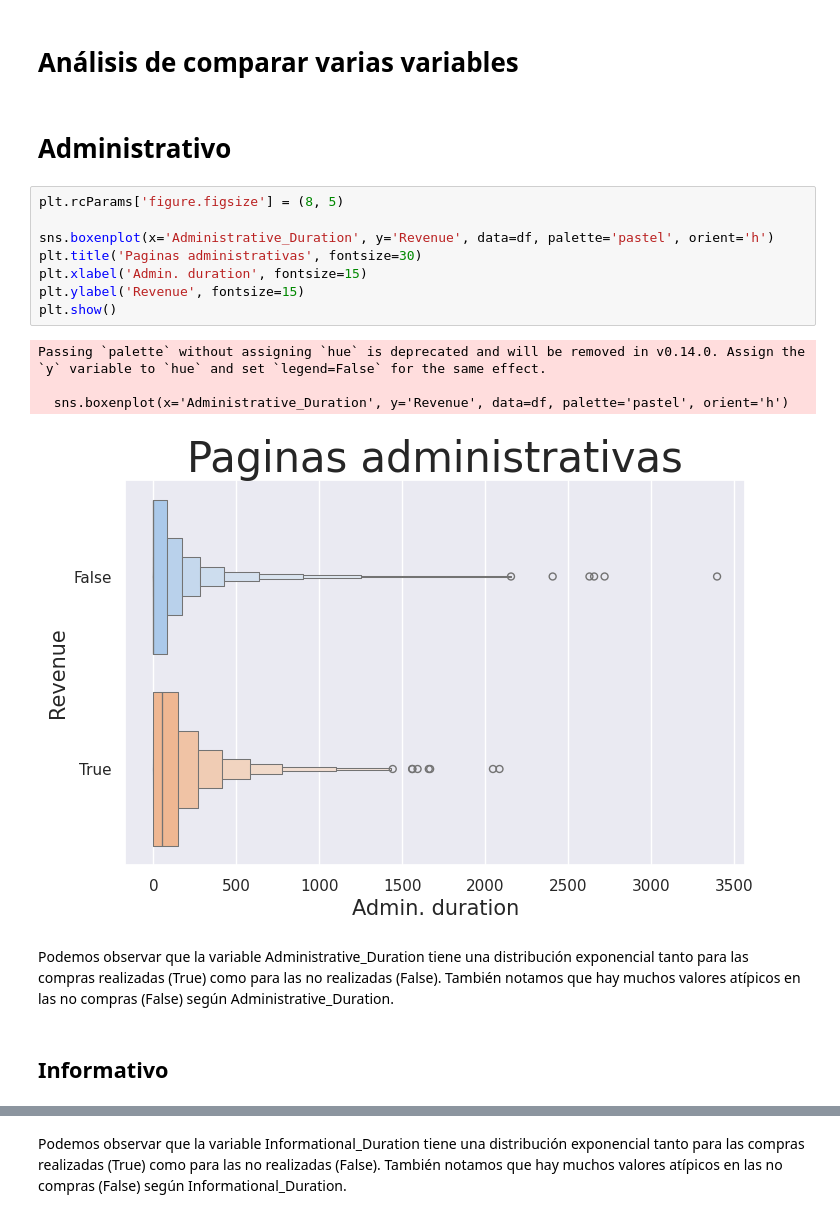
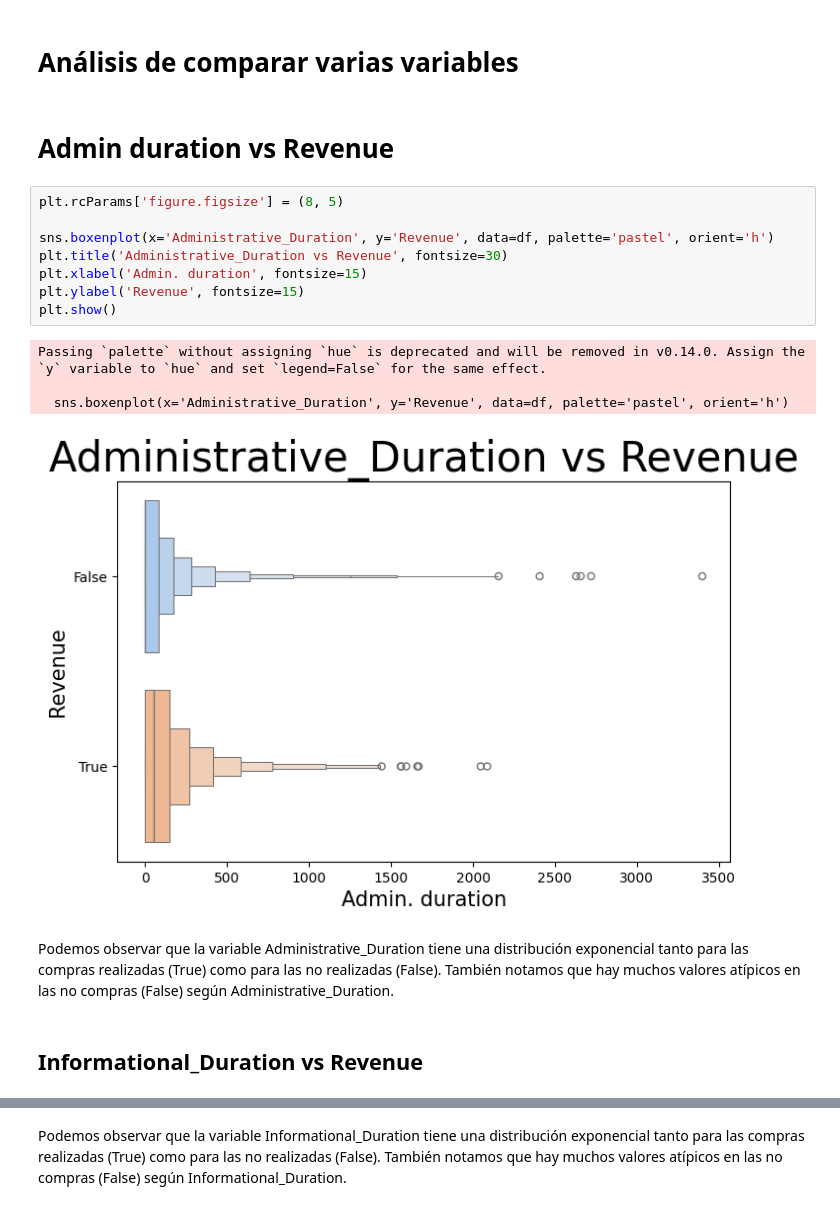
Before and after one commit to titopucp2024/online-shoppers-purchasing-intention, a Jupyter notebook: Desarrollo.ipynb, the cells around one changed output, grey strips where cells are left out. Cells and saved outputs as stored; diff of their text form.

```diff
--- a/Desarrollo.ipynb
+++ b/Desarrollo.ipynb
@@ -187,25 +187,25 @@ plt.show()
 Esta distribuido de una manera exponencial
 # %% [markdown]
 # Análisis de comparar varias variables
-# %% [markdown]
-# Administrativo
+# %% [markdown]
+# Admin duration vs Revenue
 # %%
 plt.rcParams['figure.figsize'] = (8, 5)
 
 sns.boxenplot(x='Administrative_Duration', y='Revenue', data=df, palette='pastel', orient='h')
-plt.title('Paginas administrativas', fontsize=30)
+plt.title('Administrative_Duration vs Revenue', fontsize=30)
 plt.xlabel('Admin. duration', fontsize=15)
 plt.ylabel('Revenue', fontsize=15)
 plt.show()
 # %% [output]
 Passing `palette` without assigning `hue` is deprecated and will be removed in v0.14.0. Assign the `y` variable to `hue` and set `legend=False` for the same effect.
 
   sns.boxenplot(x='Administrative_Duration', y='Revenue', data=df, palette='pastel', orient='h')
-[figure, old version]
+[figure, new version]
 # %% [markdown]
 Podemos observar que la variable Administrative_Duration tiene una distribución exponencial tanto para las compras realizadas (True) como para las no realizadas (False). También notamos que hay muchos valores atípicos en las no compras (False) según Administrative_Duration.
-# %% [markdown]
-## Informativo
+# %% [markdown]
+## Informational_Duration vs Revenue
 # %%
 plt.rcParams['figure.figsize'] = (8, 5)
 
```
Also changed, not shown: parts of 9 cells of this notebook.
